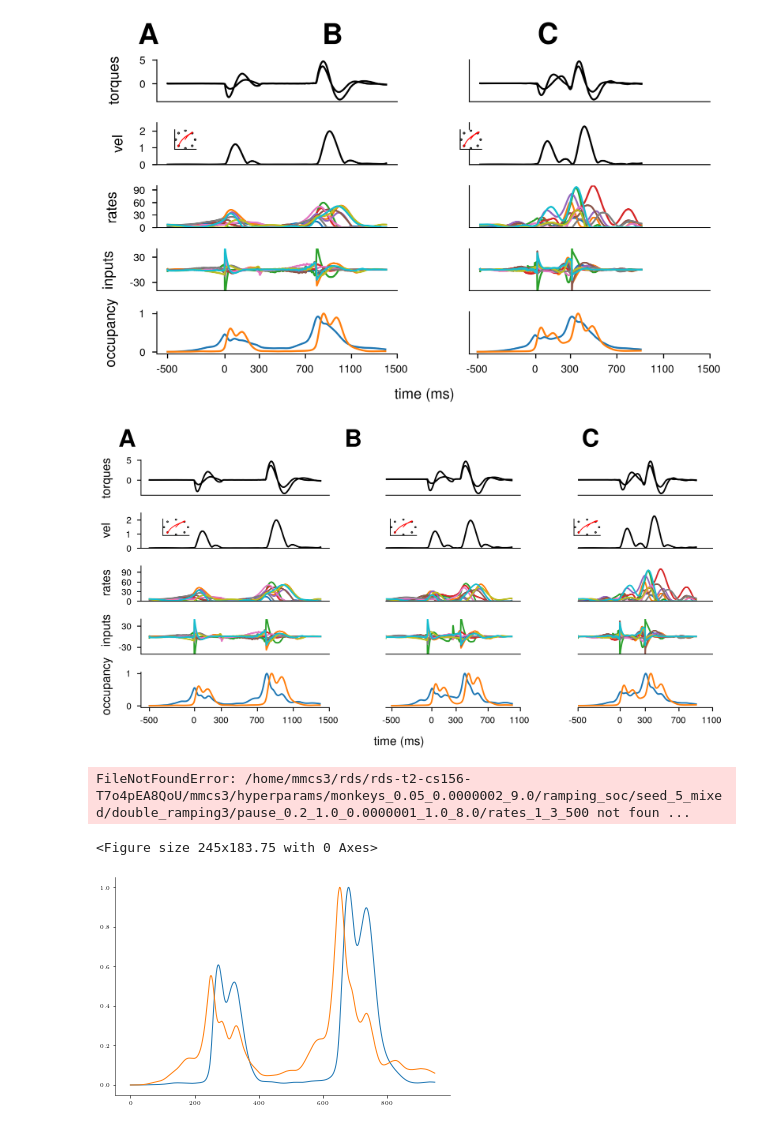
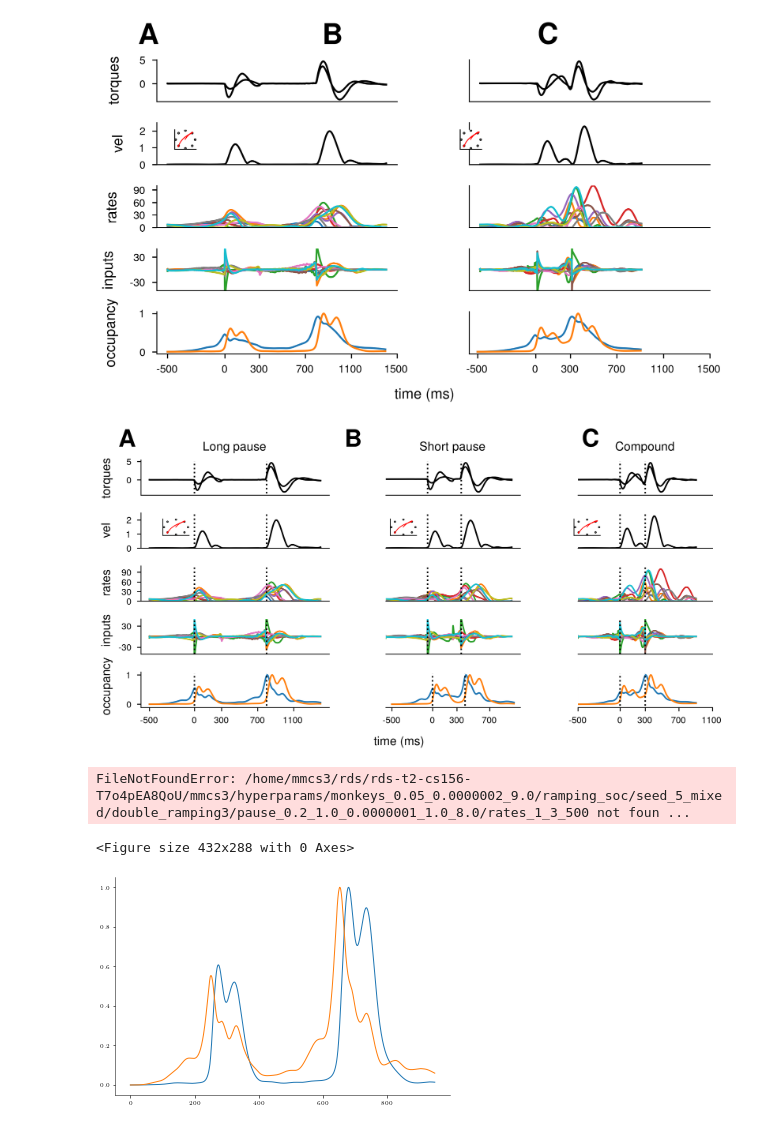
Before and after one commit to marineschimel/why-prep-2, a Jupyter notebook: notebooks/double.ipynb, the cells around one changed output. Drawn from its saved outputs; the diff is of its cells as text; code cells hidden in the pictures.

```diff
--- a/notebooks/double.ipynb
+++ b/notebooks/double.ipynb
@@ -334,34 +332,56 @@ axes[1, 2].set_yticks([])
 axes[2, 2].plot(rates_short[:,:10])
 axes[2,2].set_xticks([])
 axes[2,2].set_yticks([])
 axes[2,2].set_ylim(0,max_rate)
 axes[2,2].set_xlim(xb,xu)
 axes[3, 2].plot(us_short[:,:10])
 axes[3,2].set_ylim(-50,50)
 axes[3,2].set_yticks([])
 axes[3,2].set_xticks([])
 axes[3,2].set_xlim(xb,xu)
 
 axes[4, 2].plot(vprep_mean_compound)
 axes[4, 2].fill_between(vprep_mean_compound - 1.96*vprep_std_compound, vprep_mean_compound + 1.96*vprep_std_compound)
 axes[4, 2].plot(vmov_mean_compound)
 axes[4, 2].fill_between(vmov_mean_compound - 1.96*vmov_std_compound, vmov_mean_compound + 1.96*vmov_std_compound)
 axes[4,2].set_xlim(xb,xu)
 axes[4,2].set_xticks([0,250,400,600, 800], [-500,0,300,700,1100])
 axes[4,2].set_yticks([])
 
+
+############### Set the reach delimitations ###################
+axes[0,0].set_title("Long pause")
+for i in range(5):
+    ymin, ymax = axes[i,0].get_ylim()
+    axes[i,0].vlines(250, ymin, ymax, color = "black", linestyle = "dotted")
+    axes[i,0].vlines(650, ymin, ymax, color = "black", linestyle = "dotted")
+
+axes[0,1].set_title("Short pause")
+for i in range(5):
+    ymin, ymax = axes[i,1].get_ylim()
+    axes[i,1].vlines(250, ymin, ymax, color = "black", linestyle = "dotted")
+    axes[i,1].vlines(450, ymin, ymax, color = "black", linestyle = "dotted")
+
+axes[0,2].set_title("Compound")
+for i in range(5):
+    ymin, ymax = axes[i,2].get_ylim()
+    axes[i,2].vlines(250, ymin, ymax, color = "black", linestyle = "dotted")
+    axes[i,2].vlines(400, ymin, ymax, color = "black", linestyle = "dotted")
+
+
+
 fig.text(0.08, 0.77, "torques", rotation="vertical", size = fs)
 fig.text(0.08, 0.65, "vel", rotation="vertical", size = fs)
 fig.text(0.08, 0.475, "rates", rotation="vertical", size = fs)
 fig.text(0.08, 0.32, "inputs", rotation="vertical", size = fs)
 fig.text(0.08, 0.11, "occupancy", rotation="vertical", size = fs)
 fig.text(0.1, 0.92, '$\\textbf{A}$', size = 16)
 fig.text(0.36, 0.92, '$\\textbf{B}$', size = 16)
 fig.text(0.63, 0.92, '$\\textbf{C}$', size = 16)
 fig.text(0.42, 0.01, 'time (ms)', size = fs, ha='center')
 fig.savefig("fig_4_draft.pdf", format = "pdf", bbox_inches='tight')
 # %% [output]
-[figure, old version]
+[figure, new version]
 # %%
 double_dir = "/home/mmcs3/rds/rds-t2-cs156-T7o4pEA8QoU/mmcs3/hyperparams/monkeys_0.05_0.0000002_9.0/ramping_soc/seed_5_mixed/double_ramping3/pause_0.2_1.0_0.0000001_1.0_8.0"
 
@@ -388,7 +408,7 @@ for i in range(8):
             assert True
 # %% [output]
 FileNotFoundError: /home/mmcs3/rds/rds-t2-cs156-T7o4pEA8QoU/mmcs3/hyperparams/monkeys_0.05_0.0000002_9.0/ramping_soc/seed_5_mixed/double_ramping3/pause_0.2_1.0_0.0000001_1.0_8.0/rates_1_3_500 not foun ...
-<Figure size 245x183.75 with 0 Axes>
+<Figure size 432x288 with 0 Axes>
 # %%
 plt.plot(np.loadtxt("/home/mmcs3/rds/rds-t2-cs156-T7o4pEA8QoU/mmcs3/final_results/ramping_soc/seed_0_mixed/double_projs_long/vmov"))
 plt.plot(np.loadtxt("/home/mmcs3/rds/rds-t2-cs156-T7o4pEA8QoU/mmcs3/final_results/ramping_soc/seed_0_mixed/double_projs_long/vprep"), label = "prep")
```
Also changed, not shown: parts of 1 cell of this notebook, 6 other files.
